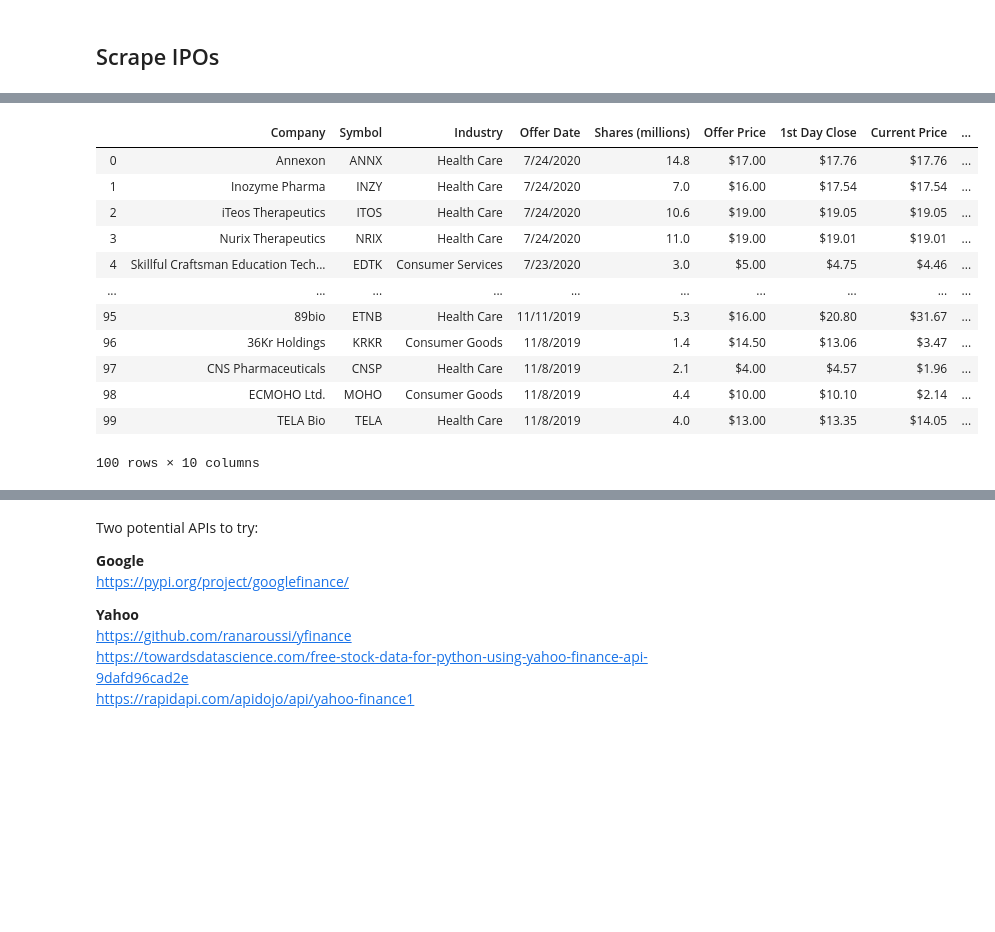
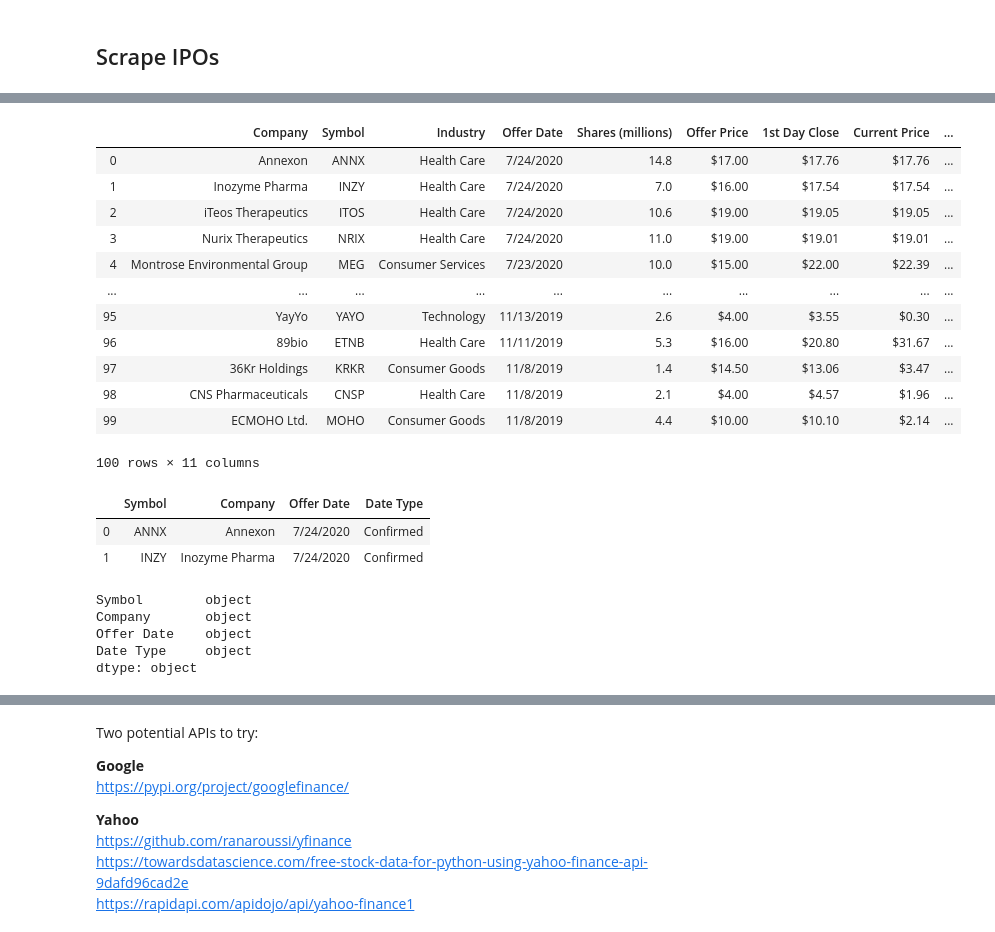
Before and after one commit to admiral810/IPO_tracker, a Jupyter notebook: get_IPO_data.ipynb, the cells around one changed output, grey strips where cells are left out. Cells and saved outputs as stored; diff of their text form; code cells hidden in the pictures; blank space fills up the shorter version.

Commit message:
sample loop through retreiving stock data

```diff
--- a/get_IPO_data.ipynb
+++ b/get_IPO_data.ipynb
@@ -30,19 +51,43 @@ ipo_scoop_ipo[0]
 # %%
 # IPO Scoop Recent IPOs
-ipo_scoop_top_100_url = 'https://www.iposcoop.com/last-100-ipos'
-ipo_scoop_top_100 = pd.read_html(ipo_scoop_top_100_url)
-ipo_scoop_top_100[0]
+url = 'https://www.iposcoop.com/last-100-ipos'
+data = pd.read_html(url)
+
+ipo_scoop_recent_df = data[0]
+
+# add date type column to differentiate confirmed vs expected
+ipo_scoop_recent_df['Date Type'] = "Confirmed"
+
+ipo_scoop_recent_df
 # %% [output]
 |  | Company | Symbol | Industry | Offer Date | Shares (millions) | Offer Price | 1st Day Close | Current Price | ... |
 | 0 | Annexon | ANNX | Health Care | 7/24/2020 | 14.8 | $17.00 | $17.76 | $17.76 | ... |
 | 1 | Inozyme Pharma | INZY | Health Care | 7/24/2020 | 7.0 | $16.00 | $17.54 | $17.54 | ... |
 | 2 | iTeos Therapeutics | ITOS | Health Care | 7/24/2020 | 10.6 | $19.00 | $19.05 | $19.05 | ... |
 | 3 | Nurix Therapeutics | NRIX | Health Care | 7/24/2020 | 11.0 | $19.00 | $19.01 | $19.01 | ... |
-| 4 | Skillful Craftsman Education Tech... | EDTK | Consumer Services | 7/23/2020 | 3.0 | $5.00 | $4.75 | $4.46 | ... |
+| 4 | Montrose Environmental Group | MEG | Consumer Services | 7/23/2020 | 10.0 | $15.00 | $22.00 | $22.39 | ... |
 | ... | ... | ... | ... | ... | ... | ... | ... | ... | ... |
-| 95 | 89bio | ETNB | Health Care | 11/11/2019 | 5.3 | $16.00 | $20.80 | $31.67 | ... |
-| 96 | 36Kr Holdings | KRKR | Consumer Goods | 11/8/2019 | 1.4 | $14.50 | $13.06 | $3.47 | ... |
-| 97 | CNS Pharmaceuticals | CNSP | Health Care | 11/8/2019 | 2.1 | $4.00 | $4.57 | $1.96 | ... |
-| 98 | ECMOHO Ltd. | MOHO | Consumer Goods | 11/8/2019 | 4.4 | $10.00 | $10.10 | $2.14 | ... |
-| 99 | TELA Bio | TELA | Health Care | 11/8/2019 | 4.0 | $13.00 | $13.35 | $14.05 | ... |
+| 95 | YayYo | YAYO | Technology | 11/13/2019 | 2.6 | $4.00 | $3.55 | $0.30 | ... |
+| 96 | 89bio | ETNB | Health Care | 11/11/2019 | 5.3 | $16.00 | $20.80 | $31.67 | ... |
+| 97 | 36Kr Holdings | KRKR | Consumer Goods | 11/8/2019 | 1.4 | $14.50 | $13.06 | $3.47 | ... |
+| 98 | CNS Pharmaceuticals | CNSP | Health Care | 11/8/2019 | 2.1 | $4.00 | $4.57 | $1.96 | ... |
+| 99 | ECMOHO Ltd. | MOHO | Consumer Goods | 11/8/2019 | 4.4 | $10.00 | $10.10 | $2.14 | ... |
-100 rows × 10 columns
+100 rows × 11 columns
+# %%
+# IPO Scoop Recent IPOs - reduce to primary info
+ipo_scoop_recent_df = ipo_scoop_recent_df[["Symbol", "Company", "Offer Date", "Date Type"]]
+ipo_scoop_recent_df.head(2)
+# %% [output]
+|  | Symbol | Company | Offer Date | Date Type |
+| 0 | ANNX | Annexon | 7/24/2020 | Confirmed |
+| 1 | INZY | Inozyme Pharma | 7/24/2020 | Confirmed |
+# %%
+# combine IPO dataframes
+ipo_df = pd.concat([ipo_scoop_recent_df, ipo_scoop_upcoming_df], ignore_index=True)
+ipo_df.dtypes
+# %% [output]
+Symbol        object
+Company       object
+Offer Date    object
+Date Type     object
+dtype: object
```
Also changed, not shown: parts of 18 cells of this notebook.
